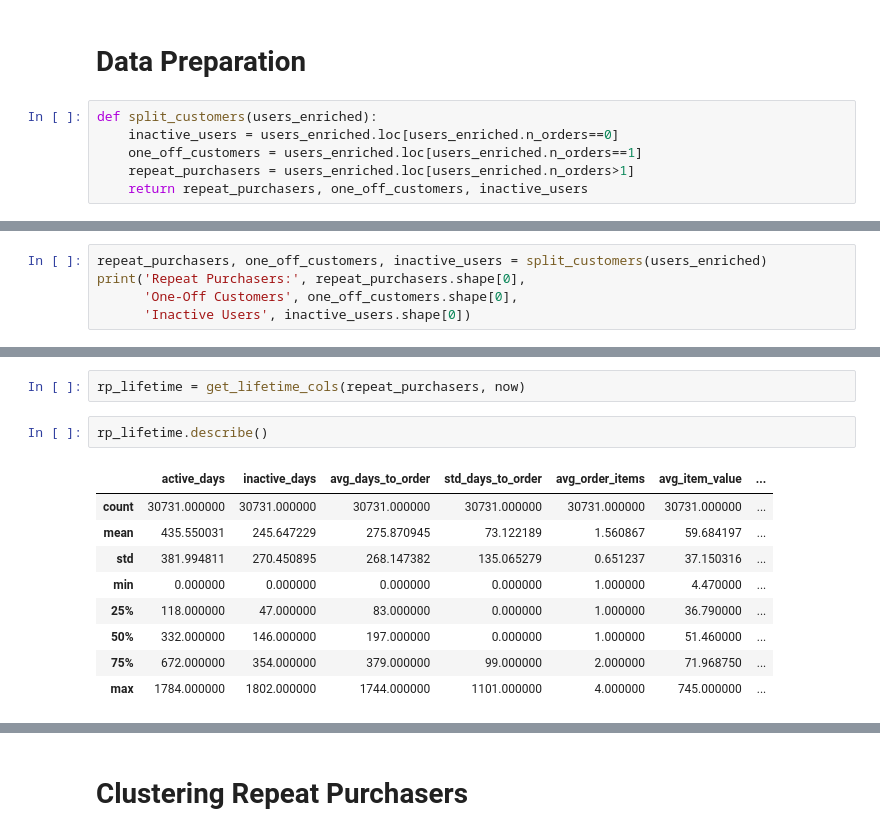
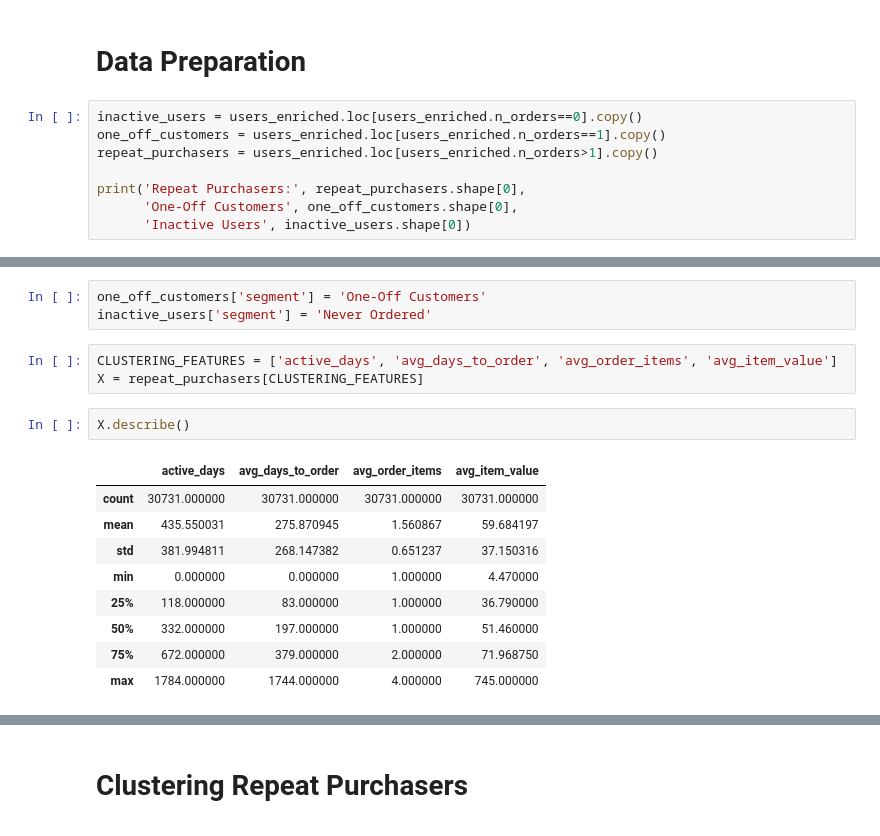
Before and after one commit to egeatmaca/ecommerce_segments, a Jupyter notebook: notebooks/customer_segmentation.ipynb, the cells around one changed output, grey strips where cells are left out. Cells and saved outputs as stored; diff of their text form.

```diff
--- a/notebooks/customer_segmentation.ipynb
+++ b/notebooks/customer_segmentation.ipynb
@@ -95,8 +95,10 @@ users_enriched.describe()
 # %% [markdown]
 # Data Preparation
 # %%
-def split_customers(users_enriched):
-    inactive_users = users_enriched.loc[users_enriched.n_orders==0]
-    one_off_customers = users_enriched.loc[users_enriched.n_orders==1]
-    repeat_purchasers = users_enriched.loc[users_enriched.n_orders>1]
-    return repeat_purchasers, one_off_customers, inactive_users
+inactive_users = users_enriched.loc[users_enriched.n_orders==0].copy()
+one_off_customers = users_enriched.loc[users_enriched.n_orders==1].copy()
+repeat_purchasers = users_enriched.loc[users_enriched.n_orders>1].copy()
+
+print('Repeat Purchasers:', repeat_purchasers.shape[0],
+      'One-Off Customers', one_off_customers.shape[0],
+      'Inactive Users', inactive_users.shape[0])
@@ -129,5 +106,0 @@ def plot_histograms(df, columns=None, width=14, height=7, bins=20):
-# %%
-repeat_purchasers, one_off_customers, inactive_users = split_customers(users_enriched)
-print('Repeat Purchasers:', repeat_purchasers.shape[0],
-      'One-Off Customers', one_off_customers.shape[0],
-      'Inactive Users', inactive_users.shape[0])
@@ -141,14 +107,18 @@ Timestamp('2024-01-21 12:55:19.720387')
+# %%
+one_off_customers['segment'] = 'One-Off Customers'
+inactive_users['segment'] = 'Never Ordered'
 # %%
-rp_lifetime = get_lifetime_cols(repeat_purchasers, now)
+CLUSTERING_FEATURES = ['active_days', 'avg_days_to_order', 'avg_order_items', 'avg_item_value']
+X = repeat_purchasers[CLUSTERING_FEATURES]
 # %%
-rp_lifetime.describe()
+X.describe()
 # %% [output]
-|  | active_days | inactive_days | avg_days_to_order | std_days_to_order | avg_order_items | avg_item_value | ... |
-| count | 30731.000000 | 30731.000000 | 30731.000000 | 30731.000000 | 30731.000000 | 30731.000000 | ... |
-| mean | 435.550031 | 245.647229 | 275.870945 | 73.122189 | 1.560867 | 59.684197 | ... |
-| std | 381.994811 | 270.450895 | 268.147382 | 135.065279 | 0.651237 | 37.150316 | ... |
-| min | 0.000000 | 0.000000 | 0.000000 | 0.000000 | 1.000000 | 4.470000 | ... |
-| 25% | 118.000000 | 47.000000 | 83.000000 | 0.000000 | 1.000000 | 36.790000 | ... |
-| 50% | 332.000000 | 146.000000 | 197.000000 | 0.000000 | 1.000000 | 51.460000 | ... |
-| 75% | 672.000000 | 354.000000 | 379.000000 | 99.000000 | 2.000000 | 71.968750 | ... |
-| max | 1784.000000 | 1802.000000 | 1744.000000 | 1101.000000 | 4.000000 | 745.000000 | ... |
+|  | active_days | avg_days_to_order | avg_order_items | avg_item_value |
+| count | 30731.000000 | 30731.000000 | 30731.000000 | 30731.000000 |
+| mean | 435.550031 | 275.870945 | 1.560867 | 59.684197 |
+| std | 381.994811 | 268.147382 | 0.651237 | 37.150316 |
+| min | 0.000000 | 0.000000 | 1.000000 | 4.470000 |
+| 25% | 118.000000 | 83.000000 | 1.000000 | 36.790000 |
+| 50% | 332.000000 | 197.000000 | 1.000000 | 51.460000 |
+| 75% | 672.000000 | 379.000000 | 2.000000 | 71.968750 |
+| max | 1784.000000 | 1744.000000 | 4.000000 | 745.000000 |
```
Also changed, not shown: parts of 37 cells of this notebook, 3 other files.
